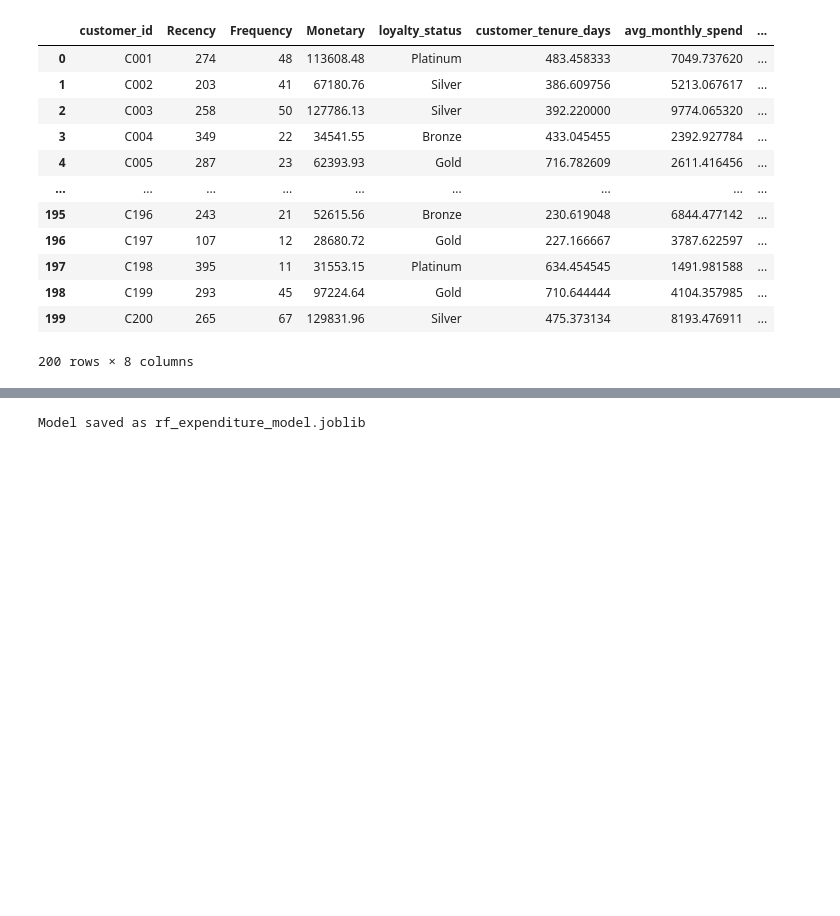
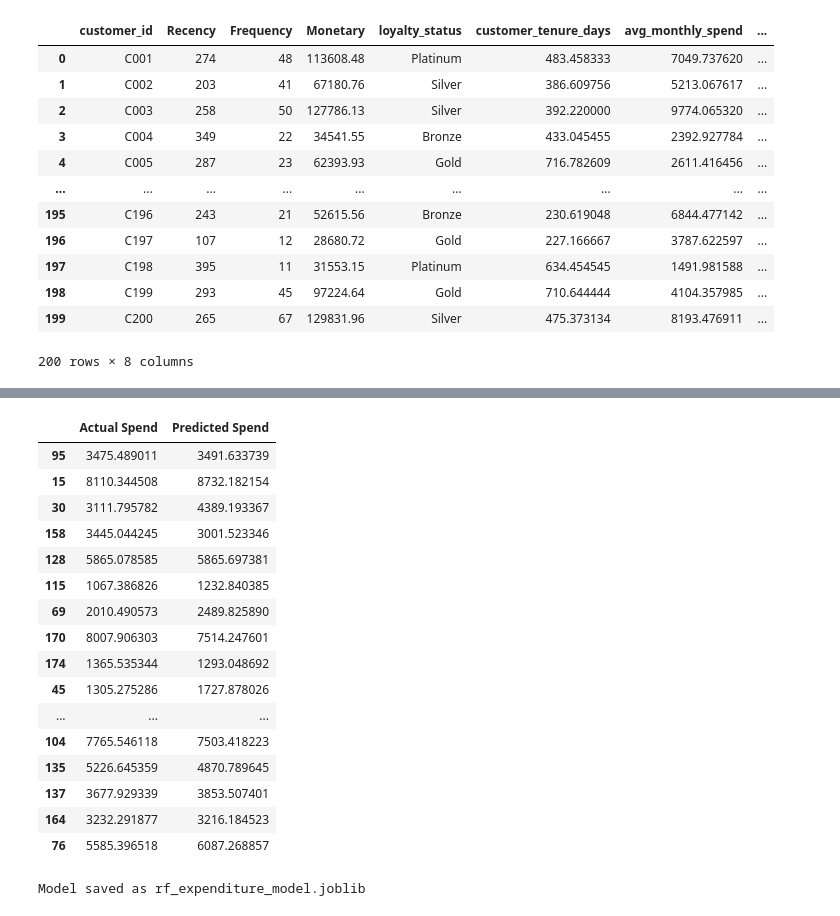
Before and after one commit to sandeep-006/Customer_lifetime_value_pred, a Jupyter notebook: rfm.ipynb, the cells around one changed output, grey strips where cells are left out. Saved outputs shown, nothing was run; the diff lists cells and outputs as text; code cells hidden in the pictures; blank space fills up the shorter version.

```diff
--- a/rfm.ipynb
+++ b/rfm.ipynb
@@ -101,3 +101,7 @@ df['loyalty_encoded'] = le.fit_transform(df['loyalty_status'])
 features = ['Recency', 'Frequency', 'Monetary', 'customer_tenure_days', 'purchase_velocity', 'loyalty_encoded']
 X = df[features]
 y = df['avg_monthly_spend']
+
+# --- SECTION 2: TRAIN/TEST SPLIT ---
+# We use 80% of data for training and 20% for testing the accuracy
+X_train_raw, X_test_raw, y_train_raw, y_test_raw = train_test_split(X, y, test_size=0.2, random_state=42)
@@ -157,0 +110,37 @@ dtype: float64
+# %%
+
+
+# --- SECTION 3: DATA NORMALIZATION ---
+# We fit the scaler ONLY on training data to avoid data leakage
+scaler = StandardScaler()
+X_train = scaler.fit_transform(X_train_raw)
+X_test = scaler.transform(X_test_raw)
+
+# Save the scaler (you will need this for future predictions!)
+joblib.dump(scaler, 'feature_scaler.joblib')
+
+# --- SECTION 4: MODEL TRAINING ---
+model = RandomForestRegressor(n_estimators=100, max_depth=10, random_state=42)
+model.fit(X_train, y_train)
+
+# --- SECTION 5: PREDICTION & EVALUATION ---
+y_pred = model.predict(X_test)
+
+print(f"--- Normalized Model Metrics ---")
+print(f"R-squared Score: {r2_score(y_test, y_pred):.2f}")
+print(f"Mean Absolute Error: {mean_absolute_error(y_test, y_pred):.2f}")
+
+# --- SECTION 6: SAMPLE PREDICTIONS WITH CUSTOMER ID ---
+# We use X_test_raw.index to get back the original Customer IDs
+results = pd.DataFrame({
+    'Customer_ID': X_test_raw.index,
+    'Actual Spend': y_test.values,
+    'Predicted Spend': y_pred
+}).set_index('Customer_ID')
+
+print("\n--- Next 30-Day Predictions ---")
+display(results.head(10))
+
+# --- SECTION 7: SAVE EVERYTHING ---
+joblib.dump(model, 'rf_normalized_model.joblib')
+joblib.dump(le, 'loyalty_encoder.joblib')
@@ -158,3 +207,23 @@ dtype: float64
+# %%
+results
+# %% [output]
+|  | Actual Spend | Predicted Spend |
+| 95 | 3475.489011 | 3491.633739 |
+| 15 | 8110.344508 | 8732.182154 |
+| 30 | 3111.795782 | 4389.193367 |
+| 158 | 3445.044245 | 3001.523346 |
+| 128 | 5865.078585 | 5865.697381 |
+| 115 | 1067.386826 | 1232.840385 |
+| 69 | 2010.490573 | 2489.825890 |
+| 170 | 8007.906303 | 7514.247601 |
+| 174 | 1365.535344 | 1293.048692 |
+| 45 | 1305.275286 | 1727.878026 |
+| ... | ... | ... |
+| 104 | 7765.546118 | 7503.418223 |
+| 135 | 5226.645359 | 4870.789645 |
+| 137 | 3677.929339 | 3853.507401 |
+| 164 | 3232.291877 | 3216.184523 |
+| 76 | 5585.396518 | 6087.268857 |
 # %%
 import joblib
 from google.colab import files
```
Also changed, not shown: parts of 9 cells of this notebook.
